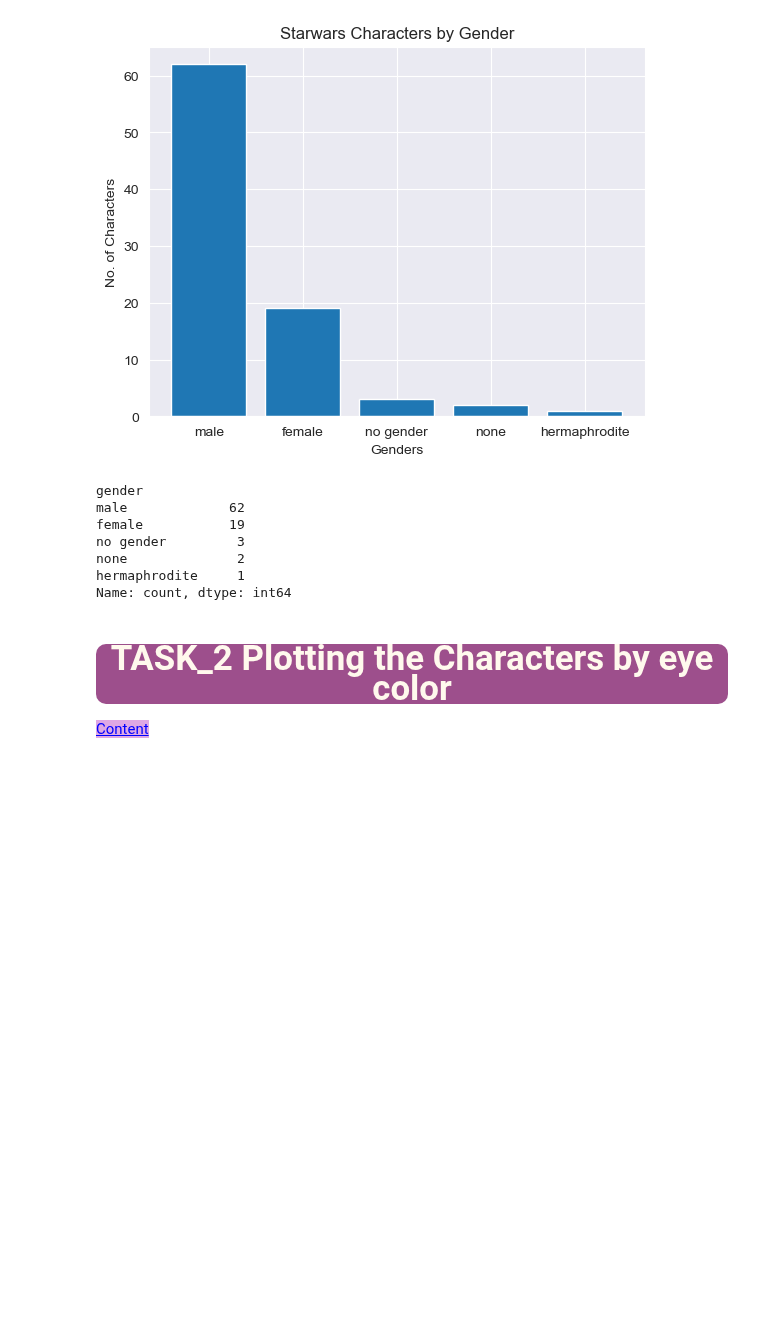
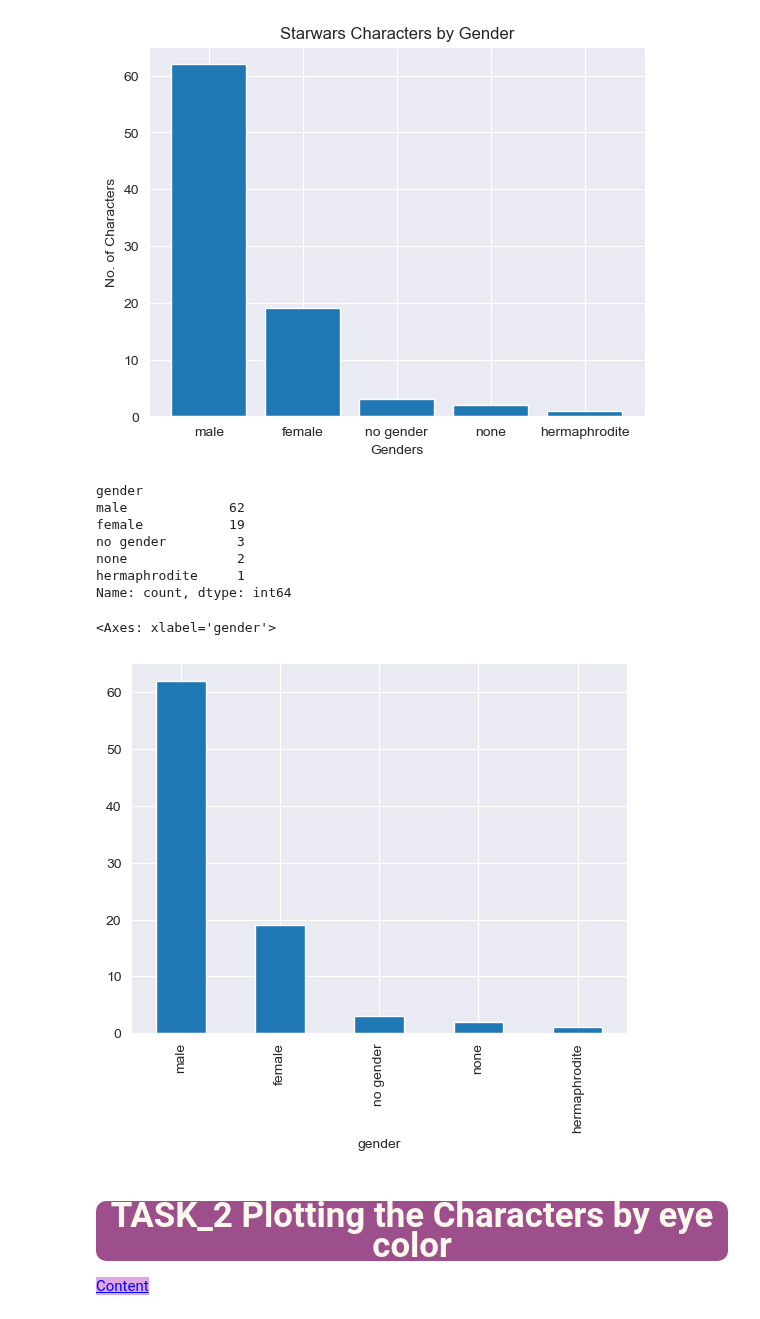
Before and after one commit to iceyisaak/clarusway_ds, a Jupyter notebook: Student_Star_Wars_Characters_assignment_1 (matplotlib)_V02.ipynb, the cells around one changed output. Cells and saved outputs as stored; diff of their text form; code cells hidden in the pictures; blank space fills up the shorter version.

```diff
--- a/Student_Star_Wars_Characters_assignment_1 (matplotlib)_V02.ipynb
+++ b/Student_Star_Wars_Characters_assignment_1 (matplotlib)_V02.ipynb
@@ -311,6 +311,10 @@ hermaphrodite     1
 Name: count, dtype: int64
 # %%
 # with pandas
+gender.plot.bar()
+# %% [output]
+<Axes: xlabel='gender'>
+[figure, added]
 # %% [markdown]
 ## <p style="background-color:#9d4f8c; font-family:newtimeroman; color:#FFF9ED; font-size:150%; text-align:center; border-radius:10px 10px;">TASK_2 Plotting the Characters by eye color</p>
 
```
Also changed, not shown: parts of 8 cells of this notebook.
